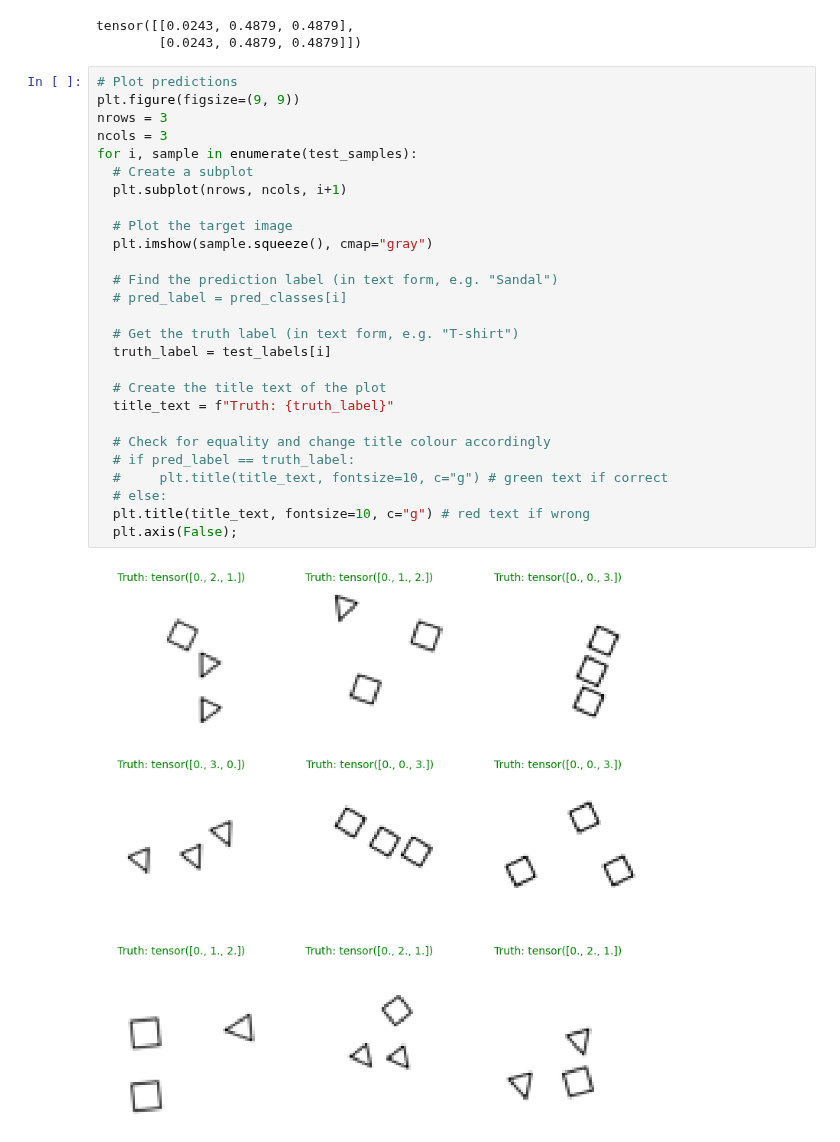
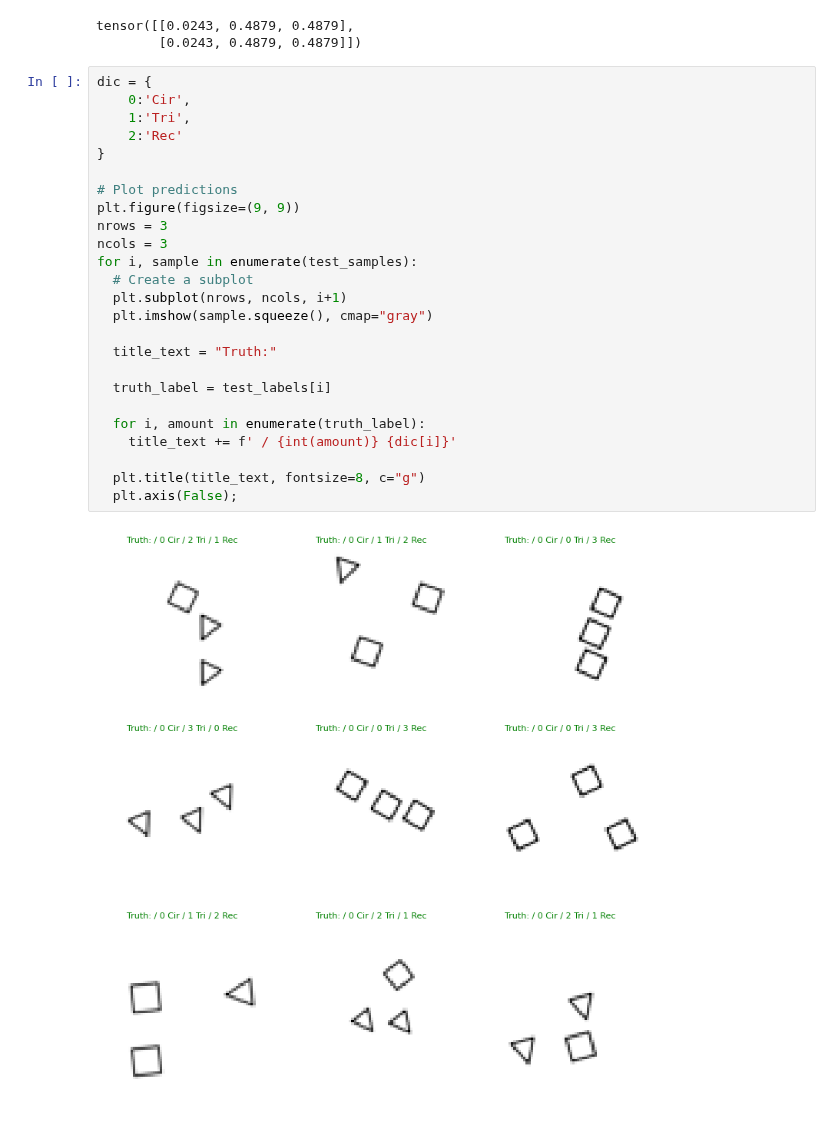
Before and after one commit to fatemehoseinzade/3Shapes, a Jupyter notebook: 3Shapes.ipynb, the cells around one changed output. Drawn from its saved outputs; the diff is of its cells as text.

Commit message:
prediction output changed

```diff
--- a/3Shapes.ipynb
+++ b/3Shapes.ipynb
@@ -295,31 +299,29 @@ pred_probs[:2]
 tensor([[0.0243, 0.4879, 0.4879],
         [0.0243, 0.4879, 0.4879]])
 # %%
+dic = {
+    0:'Cir',
+    1:'Tri',
+    2:'Rec'
+}
+
 # Plot predictions
 plt.figure(figsize=(9, 9))
 nrows = 3
 ncols = 3
 for i, sample in enumerate(test_samples):
   # Create a subplot
   plt.subplot(nrows, ncols, i+1)
-
-  # Plot the target image
   plt.imshow(sample.squeeze(), cmap="gray")
 
-  # Find the prediction label (in text form, e.g. "Sandal")
-  # pred_label = pred_classes[i]
+  title_text = "Truth:"
 
-  # Get the truth label (in text form, e.g. "T-shirt")
   truth_label = test_labels[i]
 
-  # Create the title text of the plot
-  title_text = f"Truth: {truth_label}"
+  for i, amount in enumerate(truth_label):
+    title_text += f' / {int(amount)} {dic[i]}'
 
-  # Check for equality and change title colour accordingly
-  # if pred_label == truth_label:
-  #     plt.title(title_text, fontsize=10, c="g") # green text if correct
-  # else:
-  plt.title(title_text, fontsize=10, c="g") # red text if wrong
+  plt.title(title_text, fontsize=8, c="g")
   plt.axis(False);
 # %% [output]
-[figure, old version]
+[figure, new version]
```
Also changed, not shown: parts of 1 cell of this notebook.
